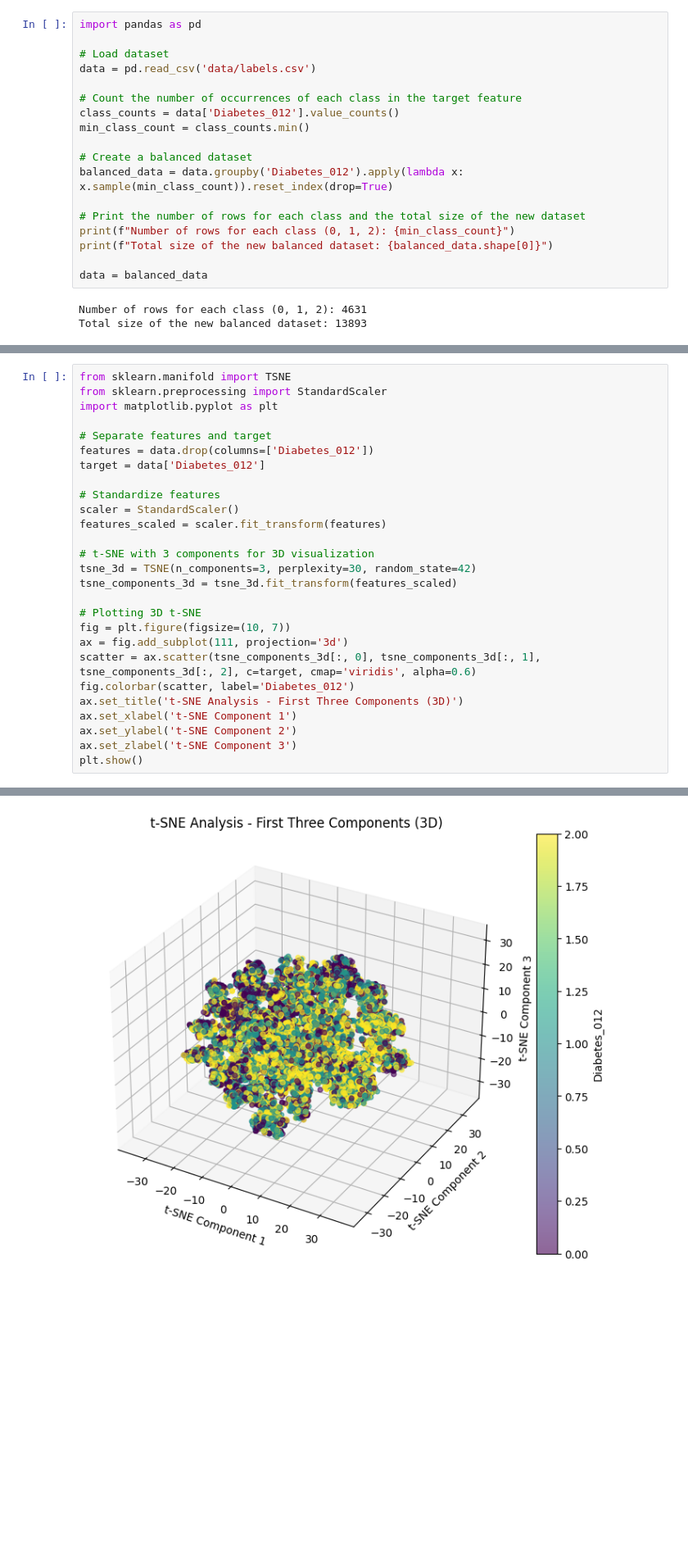
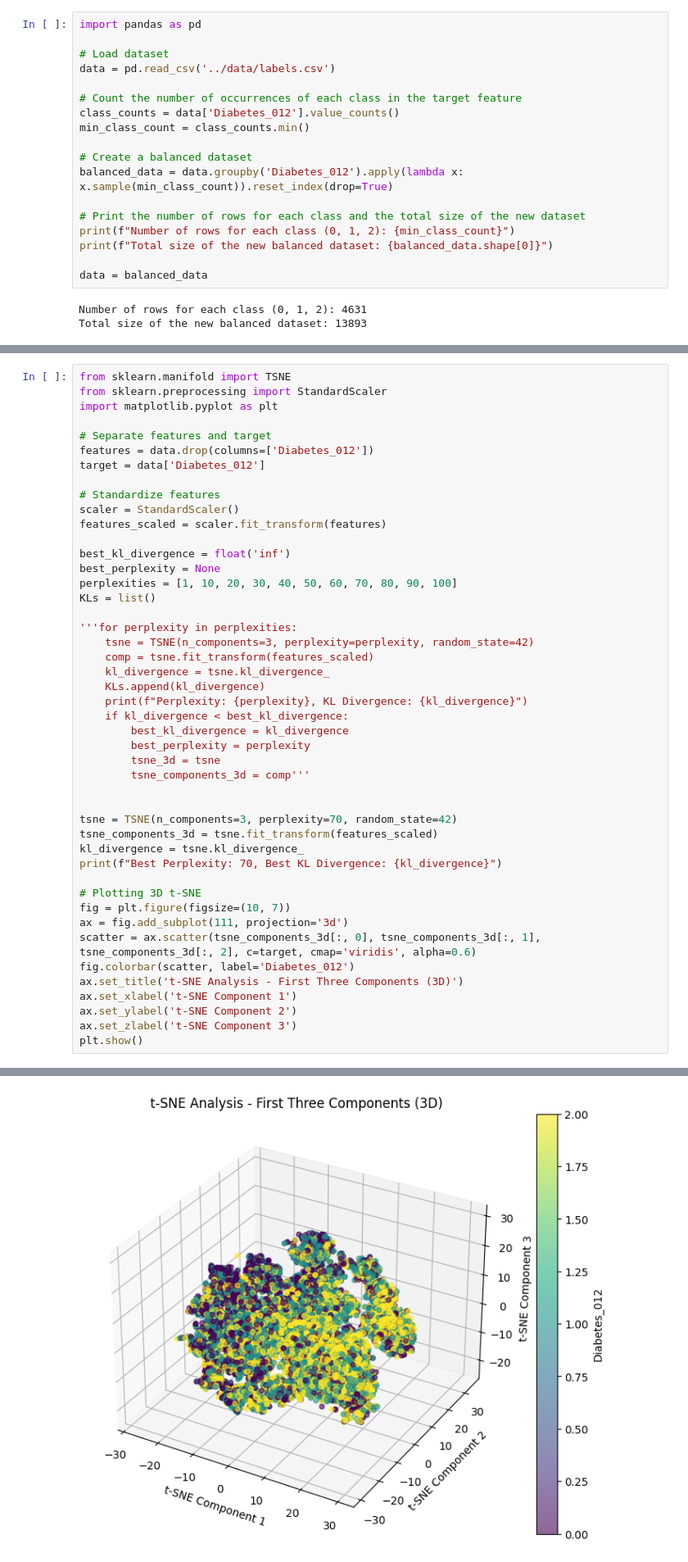
Before and after one commit to lele1001/CS483-BigDataMining-Project, a Jupyter notebook: Dimensionality Reduction/PCA_TSNE_NN.ipynb, the cells around one changed output, grey strips where cells are left out. Shown at 82% size. Saved outputs shown, nothing was run; the diff lists cells and outputs as text; blank space fills up the shorter version.

```diff
--- a/Dimensionality Reduction/PCA_TSNE_NN.ipynb
+++ b/Dimensionality Reduction/PCA_TSNE_NN.ipynb
@@ -2,7 +2,7 @@
 import pandas as pd
 
 # Load dataset
-data = pd.read_csv('data/labels.csv')
+data = pd.read_csv('../data/labels.csv')
 
 # Count the number of occurrences of each class in the target feature
 class_counts = data['Diabetes_012'].value_counts()
@@ -109,9 +109,28 @@ target = data['Diabetes_012']
 scaler = StandardScaler()
 features_scaled = scaler.fit_transform(features)
 
-# t-SNE with 3 components for 3D visualization
-tsne_3d = TSNE(n_components=3, perplexity=30, random_state=42)
-tsne_components_3d = tsne_3d.fit_transform(features_scaled)
+best_kl_divergence = float('inf')
+best_perplexity = None
+perplexities = [1, 10, 20, 30, 40, 50, 60, 70, 80, 90, 100]
+KLs = list()
+
+'''for perplexity in perplexities:
+    tsne = TSNE(n_components=3, perplexity=perplexity, random_state=42)
+    comp = tsne.fit_transform(features_scaled)
+    kl_divergence = tsne.kl_divergence_
+    KLs.append(kl_divergence)
+    print(f"Perplexity: {perplexity}, KL Divergence: {kl_divergence}")
+    if kl_divergence < best_kl_divergence:
+        best_kl_divergence = kl_divergence
+        best_perplexity = perplexity
+        tsne_3d = tsne
+        tsne_components_3d = comp'''
+
+
+tsne = TSNE(n_components=3, perplexity=70, random_state=42)
+tsne_components_3d = tsne.fit_transform(features_scaled)
+kl_divergence = tsne.kl_divergence_
+print(f"Best Perplexity: 70, Best KL Divergence: {kl_divergence}")
 
 # Plotting 3D t-SNE
 fig = plt.figure(figsize=(10, 7))
@@ -127 +147 @@ plt.show()
-[figure, old version]
+[figure, new version]
```
Also changed, not shown: parts of 6 cells of this notebook.
